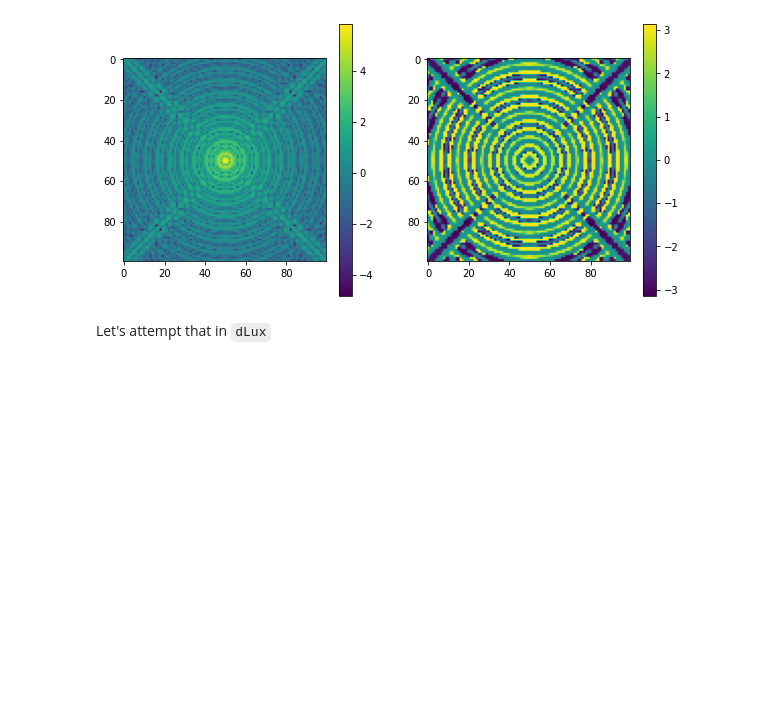
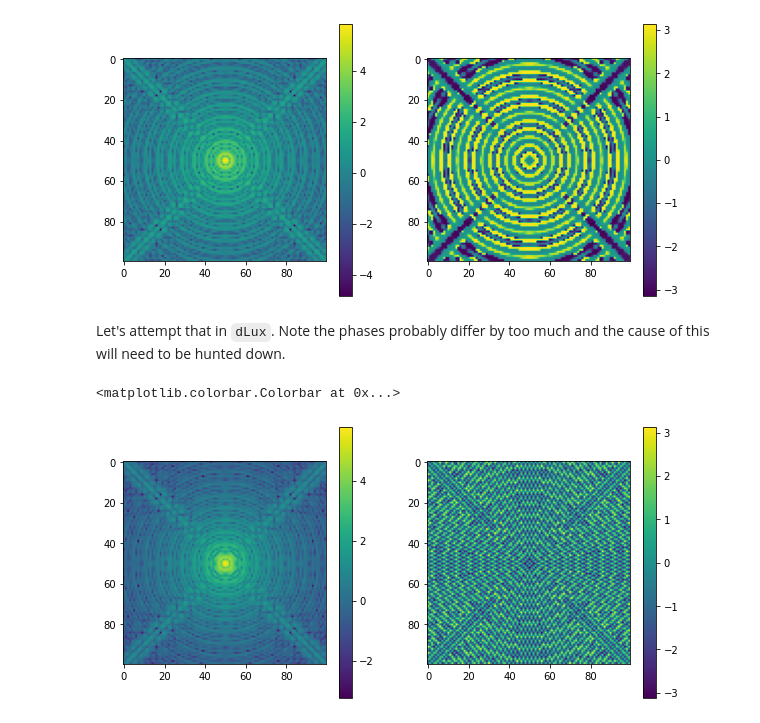
Before and after one commit to anand0xff/dLux, a Jupyter notebook: dLux/dev/FresnelExample.ipynb, the cells around one changed output. Saved outputs shown, nothing was run; the diff lists cells and outputs as text; code cells hidden in the pictures; blank space fills up the shorter version.

Commit message:
Finishing the fresnel example with the HST. Note that the phases and amplitudes are slightly different and the underlying cause of this issue needs to be carefully exposed.

```diff
--- a/dLux/dev/FresnelExample.ipynb
+++ b/dLux/dev/FresnelExample.ipynb
@@ -247,6 +233,34 @@ pyplot.colorbar()
 <matplotlib.colorbar.Colorbar at 0x...>
 [figure]
 # %% [markdown]
-Let's attempt that in `dLux`
+Let's attempt that in `dLux`. Note the phases probably differ by too much and the cause of this will need to be hunted down.
+# %%
+radius = 1.2 # m
+primary_focal_length = 5.52085 # m
+primary_to_secondary = 4.907028205 # m
+secondary_focal_length = -0.6790325 # m
+secondary_to_focus = 6.3919974 # m
 # %%
-wave = GaussianWavefront()
+wave = GaussianWavefront(offset=[0., 0.], wavelength=wavelength, beam_radius=radius)\
+    .update_phasor(np.abs(save), np.angle(save))\
+    .set_pixel_scale(4 * radius / npix)
+# %%
+wave = GaussianLens(primary_focal_length)(wave)
+wave = GaussianPropagator(primary_to_secondary)(wave)
+wave = GaussianLens(secondary_focal_length)(wave)
+wave = GaussianPropagator(secondary_to_focus)(wave)
+# %%
+pyplot.figure(figsize=(10, 5))
+pyplot.subplot(1, 2, 1)
+pyplot.imshow(np.log(wave.amplitude[
+    (1024 - 50):(1024 + 50),
+    (1024 - 50):(1024 + 50)]))
+pyplot.colorbar()
+pyplot.subplot(1, 2, 2)
+pyplot.imshow(wave.phase[
+    (1024 - 50):(1024 + 50),
+    (1024 - 50):(1024 + 50)])
+pyplot.colorbar()
+# %% [output]
+<matplotlib.colorbar.Colorbar at 0x...>
+[figure, added]
```
Also changed, not shown: parts of 1 cell of this notebook.
